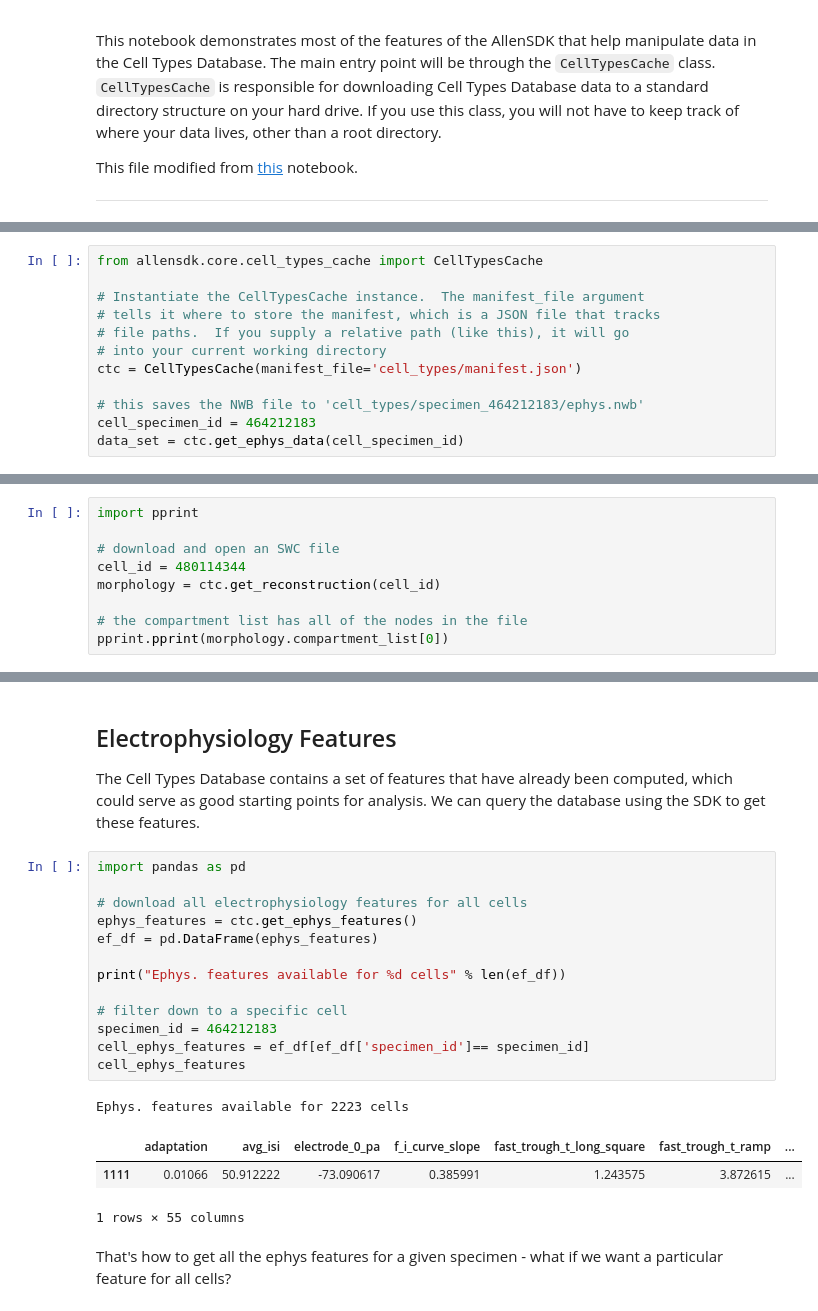
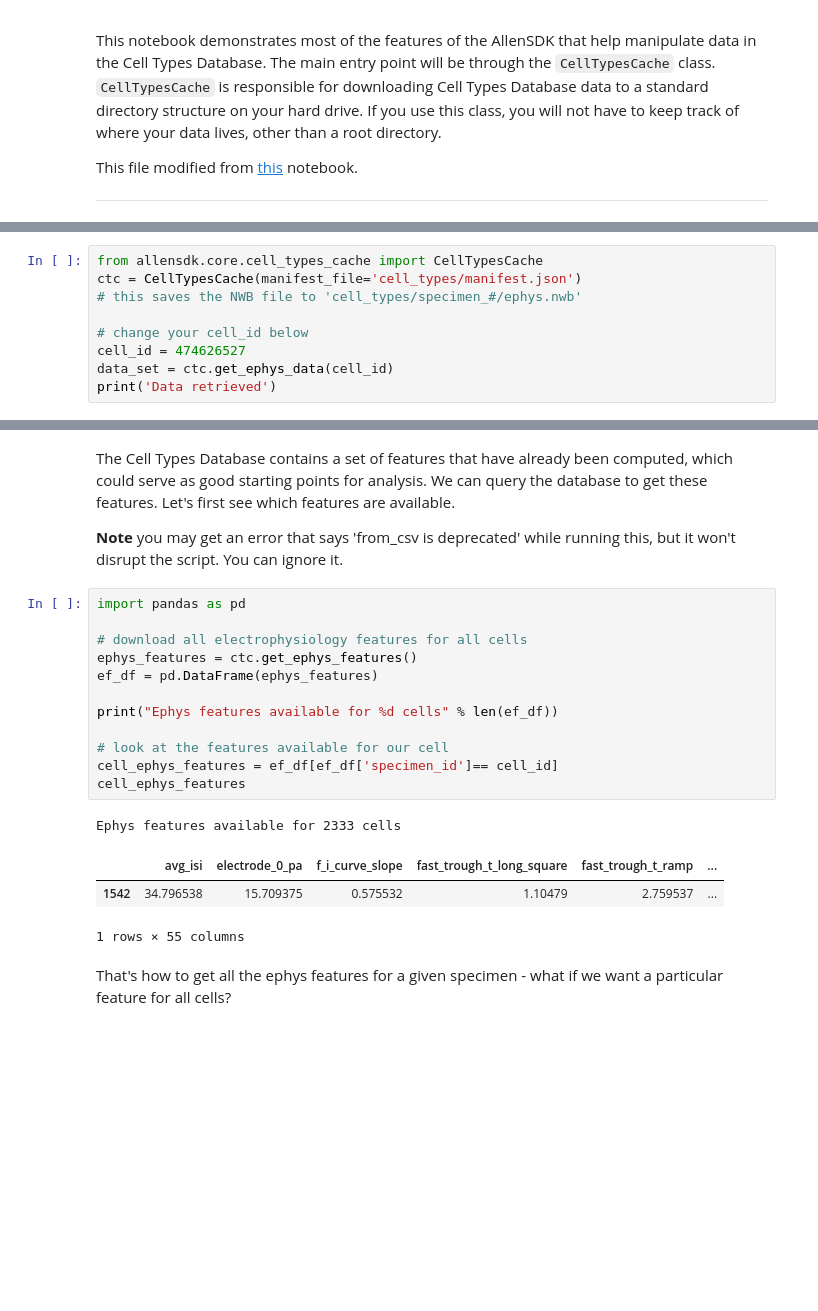
Before and after one commit to ajuavinett/BIPN145, a Jupyter notebook: Computer Lab #1 - Electrophysiology Cell Types.ipynb, the cells around one changed output, grey strips where cells are left out. Saved outputs shown, nothing was run; the diff lists cells and outputs as text; blank space fills up the shorter version.

```diff
--- a/Computer Lab #1 - Electrophysiology Cell Types.ipynb
+++ b/Computer Lab #1 - Electrophysiology Cell Types.ipynb
@@ -17,13 +21,10 @@ First, we need to get some of the raw data. We can do this by communicating with
 # %%
 from allensdk.core.cell_types_cache import CellTypesCache
+ctc = CellTypesCache(manifest_file='cell_types/manifest.json')
+# this saves the NWB file to 'cell_types/specimen_#/ephys.nwb'
 
-# Instantiate the CellTypesCache instance.  The manifest_file argument
-# tells it where to store the manifest, which is a JSON file that tracks
-# file paths.  If you supply a relative path (like this), it will go
-# into your current working directory
-ctc = CellTypesCache(manifest_file='cell_types/manifest.json')
-
-# this saves the NWB file to 'cell_types/specimen_464212183/ephys.nwb'
-cell_specimen_id = 464212183
-data_set = ctc.get_ephys_data(cell_specimen_id)
+# change your cell_id below
+cell_id = 474626527
+data_set = ctc.get_ephys_data(cell_id)
+print('Data retrieved')
 # %% [output]
@@ -106,9 +147,0 @@ The AllenSDK contains a module that makes it easier to work with the SWC files.
-# %%
-import pprint
-
-# download and open an SWC file
-cell_id = 480114344
-morphology = ctc.get_reconstruction(cell_id)
-
-# the compartment list has all of the nodes in the file
-pprint.pprint(morphology.compartment_list[0])
@@ -178,24 +148,23 @@ plt.show()
 # %% [markdown]
-## Electrophysiology Features
+The Cell Types Database contains a set of features that have already been computed, which could serve as good starting points for analysis. We can query the database to get these features. Let's first see which features are available.
 
-The Cell Types Database contains a set of features that have already been computed, which could serve as good starting points for analysis. We can query the database using the SDK to get these features.
+<b>Note</b> you may get an error that says 'from_csv is deprecated' while running this, but it won't disrupt the script. You can ignore it.
 # %%
 import pandas as pd
 
 # download all electrophysiology features for all cells
 ephys_features = ctc.get_ephys_features()
 ef_df = pd.DataFrame(ephys_features)
 
-print("Ephys. features available for %d cells" % len(ef_df))
+print("Ephys features available for %d cells" % len(ef_df))
 
-# filter down to a specific cell
-specimen_id = 464212183
-cell_ephys_features = ef_df[ef_df['specimen_id']== specimen_id]
+# look at the features available for our cell
+cell_ephys_features = ef_df[ef_df['specimen_id']== cell_id]
 cell_ephys_features
 # %% [output]
-Ephys. features available for 2223 cells
+Ephys features available for 2333 cells
-|  | adaptation | avg_isi | electrode_0_pa | f_i_curve_slope | fast_trough_t_long_square | fast_trough_t_ramp | ... |
-| 1111 | 0.01066 | 50.912222 | -73.090617 | 0.385991 | 1.243575 | 3.872615 | ... |
+|  | avg_isi | electrode_0_pa | f_i_curve_slope | fast_trough_t_long_square | fast_trough_t_ramp | ... |
+| 1542 | 34.796538 | 15.709375 | 0.575532 | 1.10479 | 2.759537 | ... |
 1 rows × 55 columns
 # %% [markdown]
 That's how to get all the ephys features for a given specimen - what if we want a particular feature for all cells?
```
Also changed, not shown: parts of 42 cells of this notebook.
